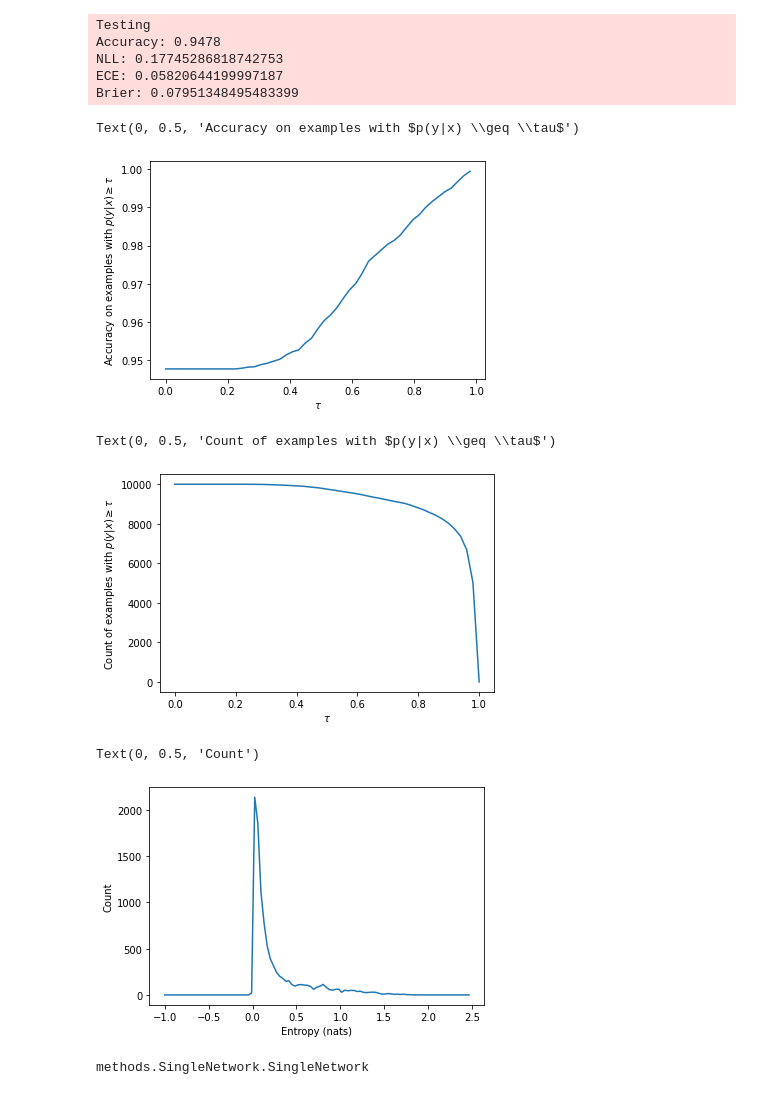
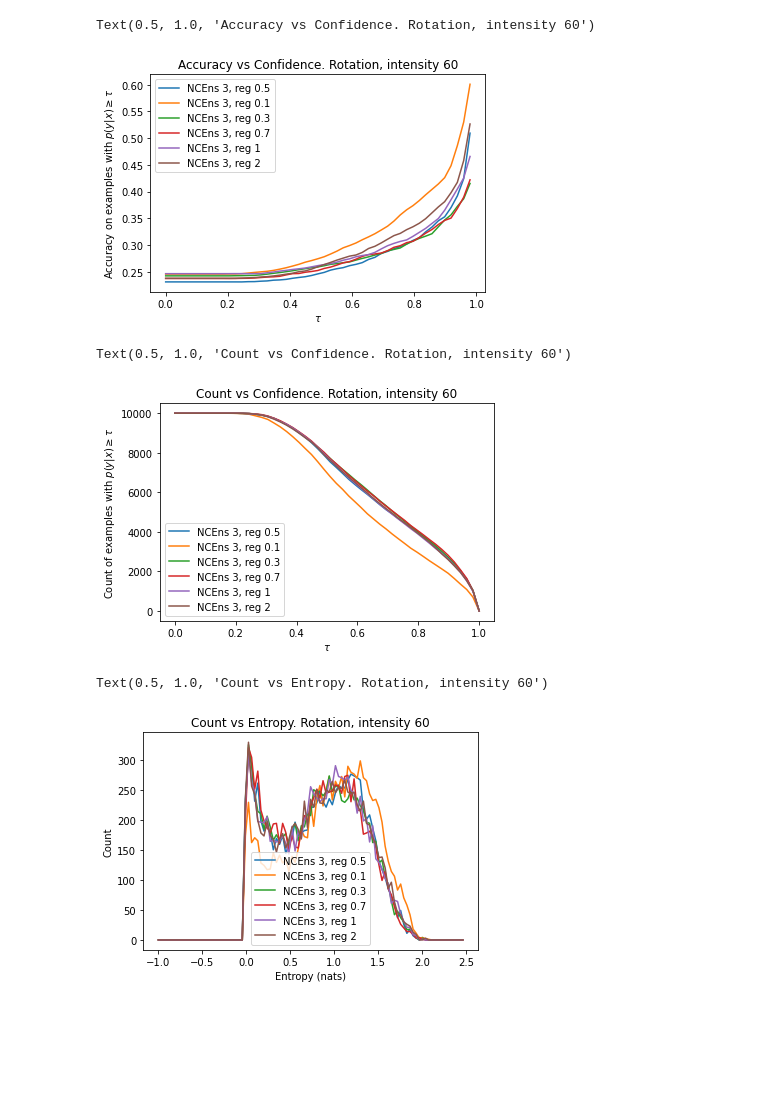
Before and after one commit to gintepe/DeepEnsembleUncertainty, a Jupyter notebook: test.ipynb, the cells around one changed output. Cells and saved outputs as stored; diff of their text form; code cells hidden in the pictures; blank space fills up the shorter version.

```diff
--- a/test.ipynb
+++ b/test.ipynb
@@ -12,11 +23,26 @@ from util import *
 # %%
-checkpointed_args = '/scratch/gp491/wandb/checkpoints/run-20210514_153059-ehhuqmwl/args.json'
-checkpointed_model = '/scratch/gp491/wandb/checkpoints/run-20210514_153059-ehhuqmwl/epoch_5.pth'
+corruption_intensity = 60
+thresholds = np.linspace(0, 1, 50)
+entropy_bins = np.linspace(-1, 2.5, 100)
 
-model_args = Configuration.from_json(checkpointed_args)
-trainer = get_trainer(model_args, device='cpu')
-trainer.load_checkpoint(checkpointed_model)
+res = []
 
-metric_dict = {'NLL': lambda p, g: metrics.basic_cross_entropy(p, g).item(),
-                'ECE': metrics.wrap_ece(bins=20),
-                'Brier': metrics.wrap_brier()}
+for run_id, name in checkpoints:
+
+    checkpointed_args = f'/scratch/gp491/wandb/checkpoints/{run_id}/args.json'
+    checkpointed_model = f'/scratch/gp491/wandb/checkpoints/{run_id}/epoch_20.pth'
+
+    model_args = Configuration.from_json(checkpointed_args)
+    trainer = get_trainer(model_args, device='cpu')
+    trainer.load_checkpoint(checkpointed_model)
+
+    test_loader = mnist.get_test_loader(model_args.data_dir, model_args.batch_size, corrupted=True, intensity=corruption_intensity, corruption='rotation')
+
+
+    metric_dict = {'NLL': lambda p, g: metrics.basic_cross_entropy(p, g).item(),
+                    'ECE': metrics.wrap_ece(bins=20),
+                    'Brier': metrics.wrap_brier()}
+
+    acc, metric_res, thresholded_accuracies, thresholded_counts, binned_entropies = trainer.test(test_loader=test_loader, metric_dict=metric_dict, confidence_thresholds=thresholds, entropy_bins=entropy_bins)
+
+    res.append((name, acc, metric_res, thresholded_accuracies, thresholded_counts, binned_entropies))
@@ -23,38 +67,32 @@ metric_dict = {'NLL': lambda p, g: metrics.basic_cross_entropy(p, g).item(),
-# %%
-test_loader = mnist.get_test_loader(model_args.data_dir, model_args.batch_size, corrupted=True, intensity=0, corruption='rotation')
-thresholds = np.linspace(0, 1, 50)
-entropy_bins = np.linspace(-1, 2.5, 100)
-acc, metric_res, thresholded_accuracies, thresholded_counts, binned_entropies = trainer.test(test_loader=test_loader, metric_dict=metric_dict, confidence_thresholds=thresholds, entropy_bins=entropy_bins)
-# %% [output]
-Testing
-Accuracy: 0.9478
-NLL: 0.17745286818742753
-ECE: 0.05820644199997187
-Brier: 0.07951348495483399
 # %%
 import matplotlib.pyplot as plt
 # %%
-plt.plot(thresholds, thresholded_accuracies)
+for name, acc, metric_res, thresholded_accuracies, thresholded_counts, binned_entropies in res:
+    plt.plot(thresholds, thresholded_accuracies, label=name)
 plt.xlabel(r'$\tau$')
 plt.ylabel(r'Accuracy on examples with $p(y|x) \geq \tau$')
+plt.legend()
+plt.title(f'Accuracy vs Confidence. Rotation, intensity {corruption_intensity}')
 # %% [output]
-Text(0, 0.5, 'Accuracy on examples with $p(y|x) \\geq \\tau$')
+Text(0.5, 1.0, 'Accuracy vs Confidence. Rotation, intensity 60')
-[figure, old version]
+[figure, new version]
 # %%
-plt.plot(thresholds, thresholded_counts)
+for name, acc, metric_res, thresholded_accuracies, thresholded_counts, binned_entropies in res:
+    plt.plot(thresholds, thresholded_counts, label=name)
 plt.xlabel(r'$\tau$')
 plt.ylabel(r'Count of examples with $p(y|x) \geq \tau$')
+plt.legend()
+plt.title(f'Count vs Confidence. Rotation, intensity {corruption_intensity}')
 # %% [output]
-Text(0, 0.5, 'Count of examples with $p(y|x) \\geq \\tau$')
+Text(0.5, 1.0, 'Count vs Confidence. Rotation, intensity 60')
-[figure, old version]
+[figure, new version]
 # %%
-plt.plot(entropy_bins[:-1], binned_entropies)
+for name, acc, metric_res, thresholded_accuracies, thresholded_counts, binned_entropies in res:
+    plt.plot(entropy_bins[:-1], binned_entropies, label=name)
 plt.xlabel(r'Entropy (nats)')
 plt.ylabel(r'Count')
+plt.legend()
+plt.title(f'Count vs Entropy. Rotation, intensity {corruption_intensity}')
 # %% [output]
-Text(0, 0.5, 'Count')
+Text(0.5, 1.0, 'Count vs Entropy. Rotation, intensity 60')
-[figure, old version]
+[figure, new version]
-# %%
-type(trainer)
-# %% [output]
-methods.SingleNetwork.SingleNetwork
```
Also changed, not shown: parts of 2 cells of this notebook, 9 other files.
